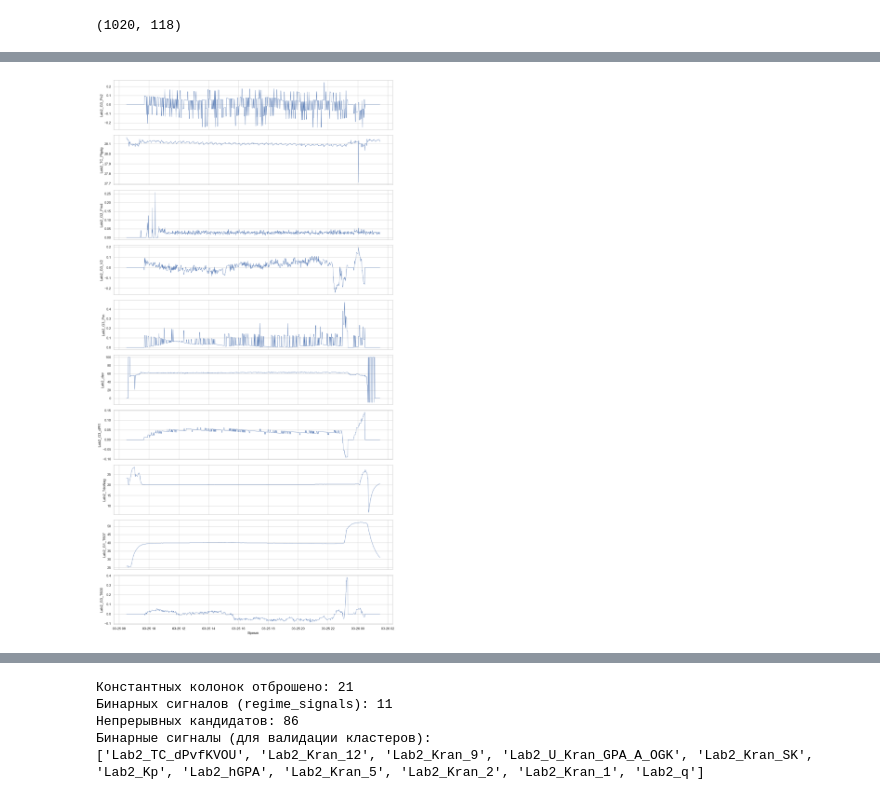
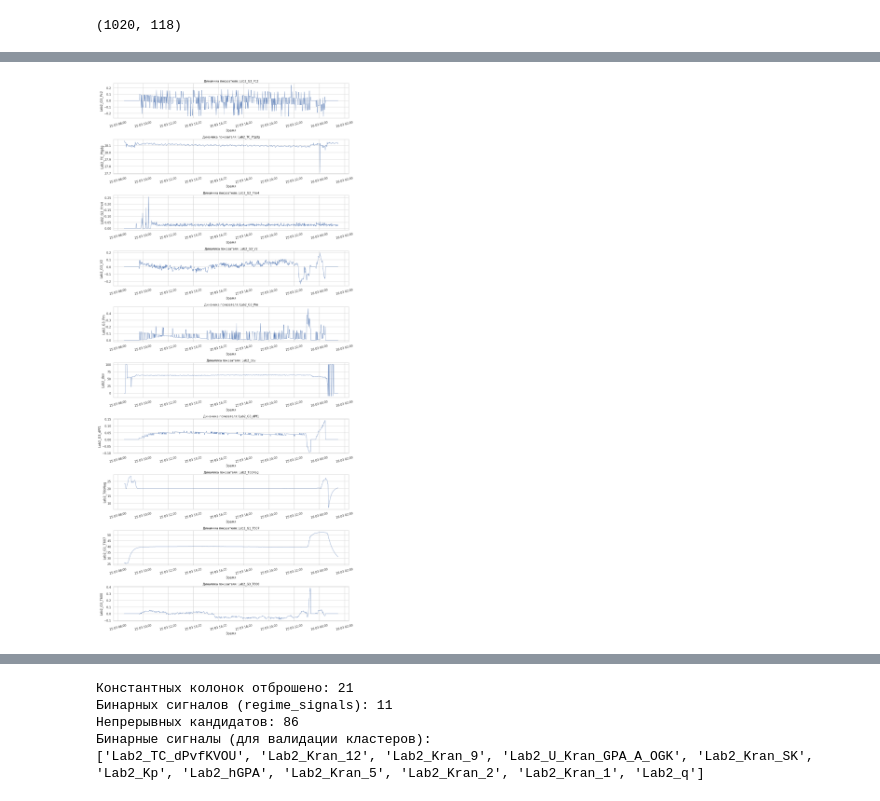
Before and after one commit to pmakarova/topology, a Jupyter notebook: Lab2_EDA_TDA.ipynb, the cells around one changed output, grey strips where cells are left out. Saved outputs shown, nothing was run; the diff lists cells and outputs as text; code cells hidden in the pictures.

```diff
--- a/Lab2_EDA_TDA.ipynb
+++ b/Lab2_EDA_TDA.ipynb
@@ -161,14 +189,25 @@ except Exception:
 | Lab2_G1_T607 | -0.11 | -0.11 | 0.27 | 0.07 | 0.15 | 0.12 | 0.19 | -0.08 | ... |
 | Lab2_G3_T600 | -0.04 | 0.21 | -0.05 | -0.31 | 0.20 | -0.06 | -0.32 | 0.02 | ... |
 # %%
-fig, axes = plt.subplots(len(plot_cols), 1, figsize=(14, 2.6 * len(plot_cols)), sharex=True)
+import matplotlib.pyplot as plt
+import matplotlib.dates as mdates
+
+fig, axes = plt.subplots(len(plot_cols), 1, figsize=(14, 3.0 * len(plot_cols)))
+
 if len(plot_cols) == 1:
     axes = [axes]
+
 for ax, col in zip(axes, plot_cols):
     ax.plot(df.index, df[col], lw=0.8, color="C0")
     ax.set_ylabel(col)
-axes[-1].set_xlabel("Время")
+    ax.set_title(f"Динамика показателя: {col}")
+    ax.set_xlabel("Время")
+
+    ax.xaxis.set_major_formatter(mdates.DateFormatter('%d.%m %H:%M'))
+
+    ax.tick_params(axis='x', rotation=15)
+
 plt.tight_layout()
 plt.show()
 # %% [output]
-[figure, old version]
+[figure, new version]
```
Also changed, not shown: parts of 59 cells of this notebook.
